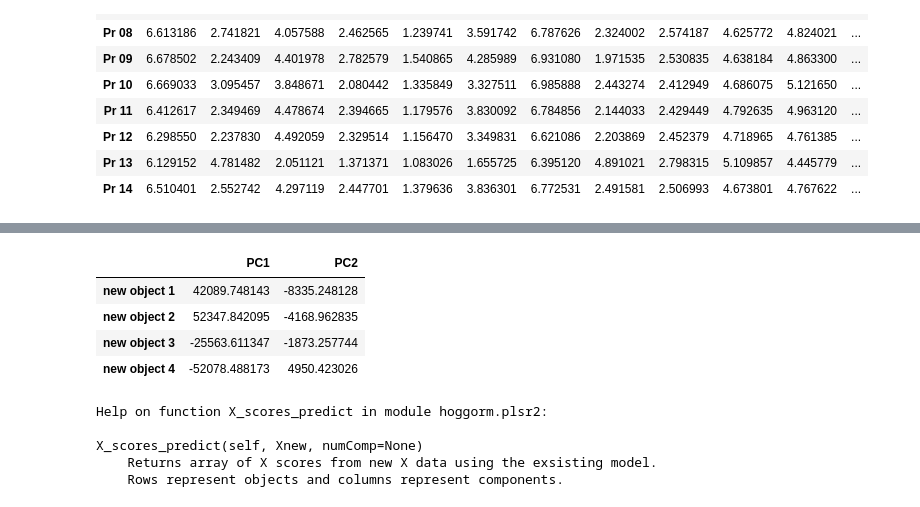
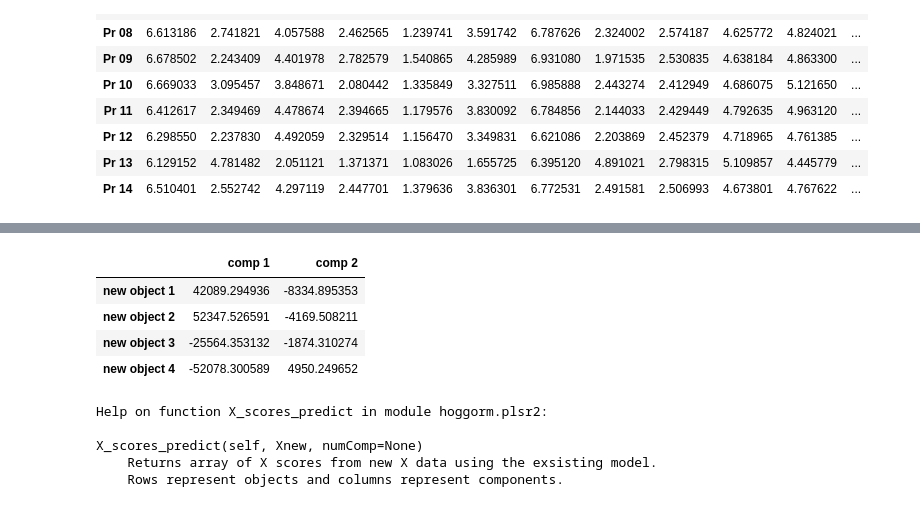
Before and after one commit to olivertomic/hoggorm, a Jupyter notebook: examples/PLSR/PLSR_on_sensory_and_fluorescence_data.ipynb, the cells around one changed output, grey strips where cells are left out. Drawn from its saved outputs; the diff is of its cells as text; code cells hidden in the pictures.

```diff
--- a/examples/PLSR/PLSR_on_sensory_and_fluorescence_data.ipynb
+++ b/examples/PLSR/PLSR_on_sensory_and_fluorescence_data.ipynb
@@ -745,25 +731,25 @@ Y_predVal(self)
 # %%
 # Get predicted scores for new measurements (objects) of X
 
 # First pretend that we acquired new X data by using part of the existing data and overlaying some noise
 import numpy.random as npr
 new_X = X[0:4, :] + npr.rand(4, np.shape(X)[1])
 np.shape(X)
 
 # Now insert the new data into the existing model and compute scores for two components (numComp=2)
 pred_X_scores = model.X_scores_predict(new_X, numComp=2)
 
 # Same as above, but results stored in a pandas dataframe with row names and column names
 pred_X_scores_df = pd.DataFrame(model.X_scores_predict(new_X, numComp=2))
-pred_X_scores_df.columns = ['PC{0}'.format(x+1) for x in range(2)]
+pred_X_scores_df.columns = ['comp {0}'.format(x+1) for x in range(2)]
 pred_X_scores_df.index = ['new object {0}'.format(x+1) for x in range(np.shape(new_X)[0])]
 pred_X_scores_df
 # %% [output]
-|  | PC1 | PC2 |
-| new object 1 | 42089.748143 | -8335.248128 |
-| new object 2 | 52347.842095 | -4168.962835 |
-| new object 3 | -25563.611347 | -1873.257744 |
-| new object 4 | -52078.488173 | 4950.423026 |
+|  | comp 1 | comp 2 |
+| new object 1 | 42089.294936 | -8334.895353 |
+| new object 2 | 52347.526591 | -4169.508211 |
+| new object 3 | -25564.353132 | -1874.310274 |
+| new object 4 | -52078.300589 | 4950.249652 |
 # %%
 help(ho.nipalsPLS2.X_scores_predict)
 # %% [output]
```
Also changed, not shown: parts of 25 cells of this notebook, 5 other files.
